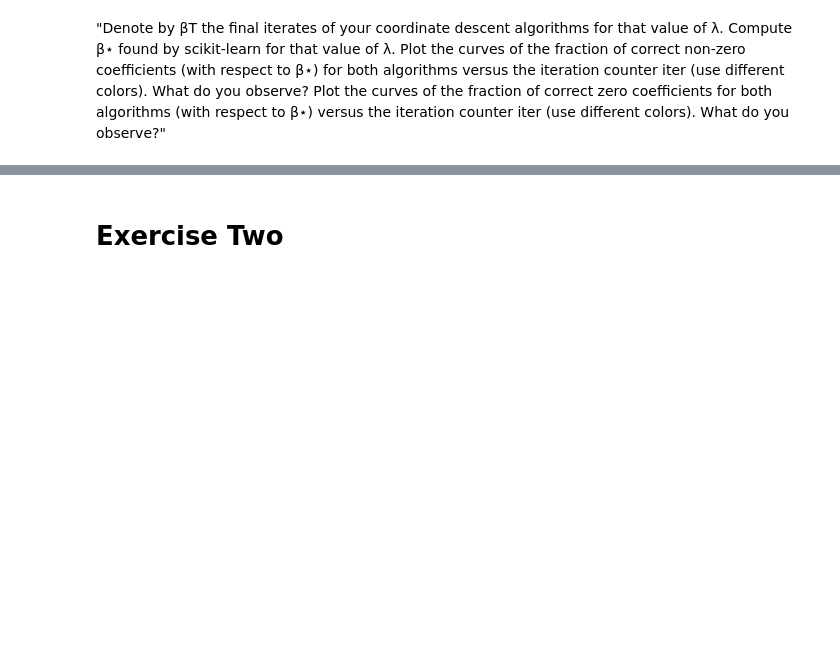
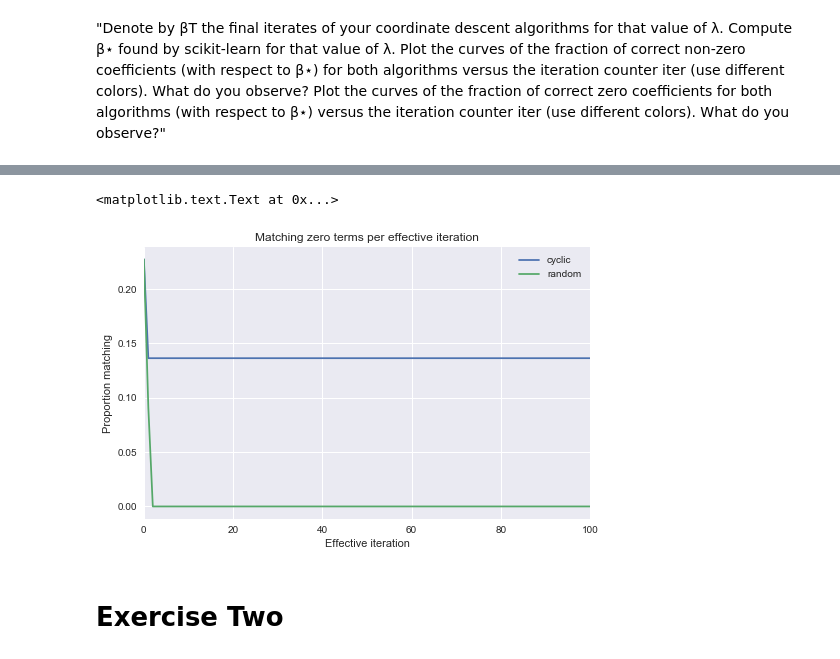
Before and after one commit to aenfield/Data558, a Jupyter notebook: Week04/EnfieldAndrew-HW4.ipynb, the cells around one changed output, grey strips where cells are left out. Cells and saved outputs as stored; diff of their text form; code cells hidden in the pictures; blank space fills up the shorter version.

```diff
--- a/Week04/EnfieldAndrew-HW4.ipynb
+++ b/Week04/EnfieldAndrew-HW4.ipynb
@@ -158,3 +236,10 @@ ax.set_ylabel("Value of objective function")
+# %%
+ax = (only_full_iterations(matching_zeros) / feature_count).plot(title="Matching zero terms per effective iteration")
+ax.set_xlabel("Effective iteration")
+ax.set_ylabel("Proportion matching")
+# %% [output]
+<matplotlib.text.Text at 0x...>
+[figure, added]
 # %% [markdown]
 # Exercise Two
 # %% [markdown]
```
Also changed, not shown: parts of 42 cells of this notebook, 2 other files.
